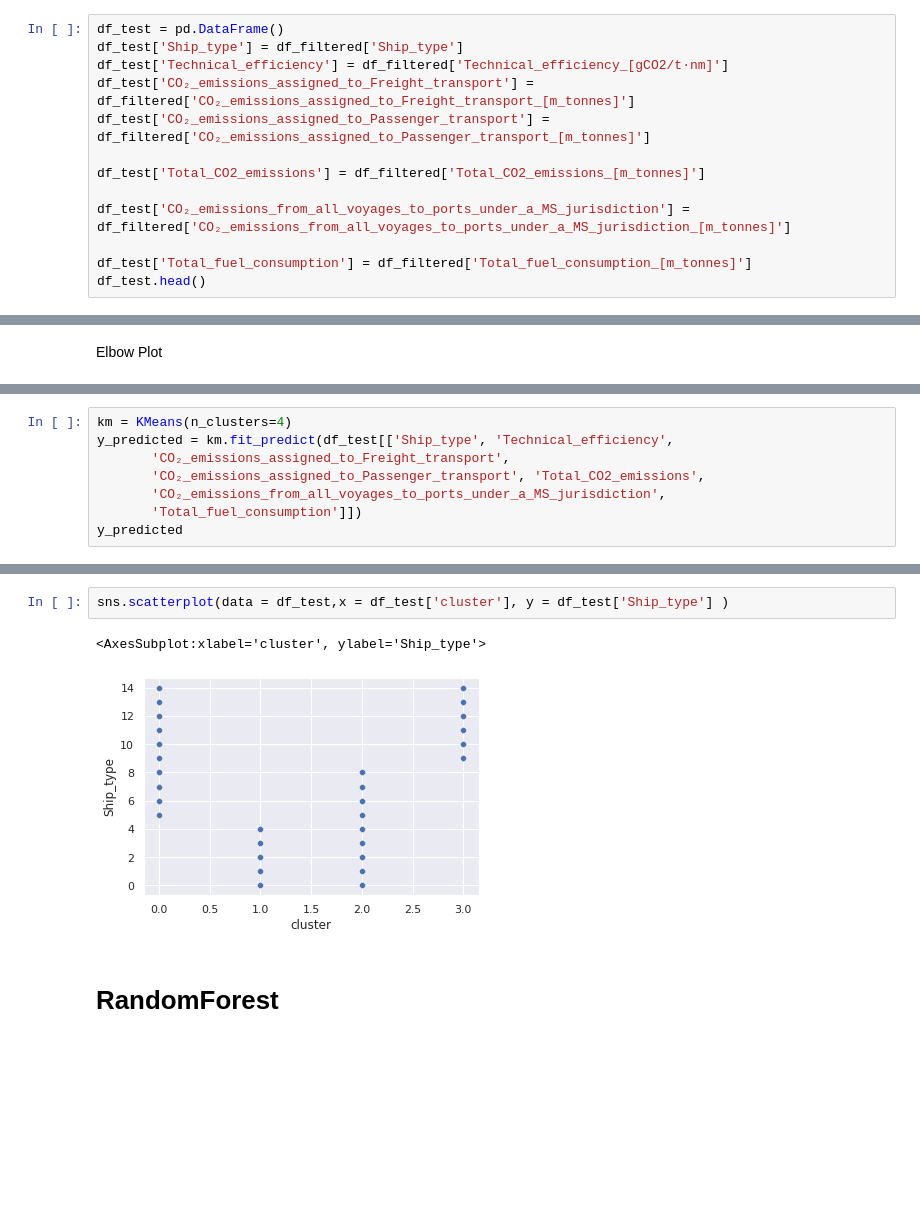
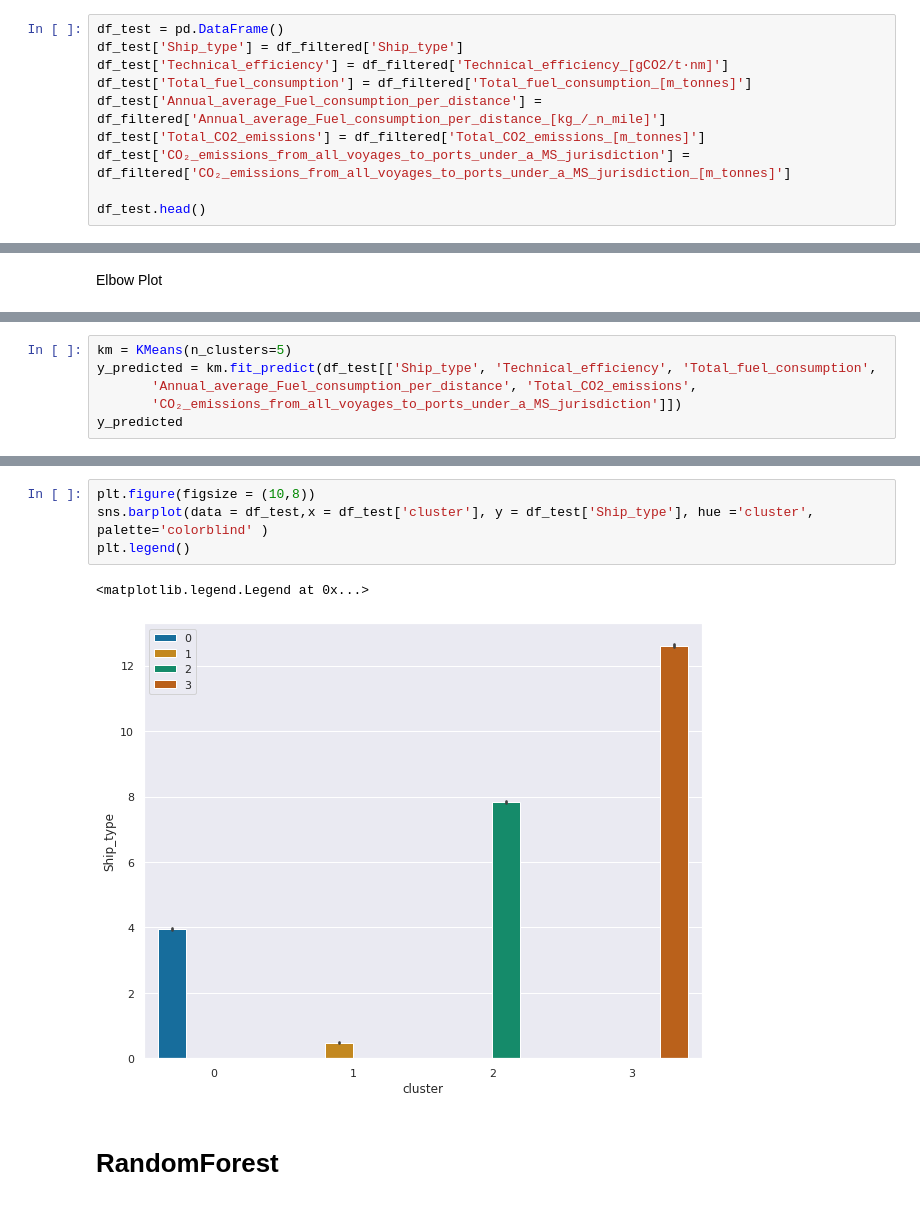
Before and after one commit to Anuj-1996/Maritime_Ship_CO2_Emission_Analysis, a Jupyter notebook: EU_CO2_emissions_from_maritime_transport.ipynb, the cells around one changed output, grey strips where cells are left out. Drawn from its saved outputs; the diff is of its cells as text; blank space fills up the shorter version.

```diff
--- a/EU_CO2_emissions_from_maritime_transport.ipynb
+++ b/EU_CO2_emissions_from_maritime_transport.ipynb
@@ -592,13 +607,10 @@ Index(['IMO_Number', 'Name', 'Ship_type', 'Reporting_Period',
 df_test = pd.DataFrame()
 df_test['Ship_type'] = df_filtered['Ship_type']
 df_test['Technical_efficiency'] = df_filtered['Technical_efficiency_[gCO2/t·nm]']
-df_test['CO₂_emissions_assigned_to_Freight_transport'] = df_filtered['CO₂_emissions_assigned_to_Freight_transport_[m_tonnes]']
-df_test['CO₂_emissions_assigned_to_Passenger_transport'] = df_filtered['CO₂_emissions_assigned_to_Passenger_transport_[m_tonnes]']
-
+df_test['Total_fuel_consumption'] = df_filtered['Total_fuel_consumption_[m_tonnes]']
+df_test['Annual_average_Fuel_consumption_per_distance'] = df_filtered['Annual_average_Fuel_consumption_per_distance_[kg_/_n_mile]']
 df_test['Total_CO2_emissions'] = df_filtered['Total_CO2_emissions_[m_tonnes]']
-
 df_test['CO₂_emissions_from_all_voyages_to_ports_under_a_MS_jurisdiction'] = df_filtered['CO₂_emissions_from_all_voyages_to_ports_under_a_MS_jurisdiction_[m_tonnes]']
 
-df_test['Total_fuel_consumption'] = df_filtered['Total_fuel_consumption_[m_tonnes]']
 df_test.head()
 # %% [output]
@@ -690,9 +690,7 @@ plt.plot(k_rng,sse)
 # %%
-km = KMeans(n_clusters=4)
-y_predicted = km.fit_predict(df_test[['Ship_type', 'Technical_efficiency',
-       'CO₂_emissions_assigned_to_Freight_transport',
-       'CO₂_emissions_assigned_to_Passenger_transport', 'Total_CO2_emissions',
-       'CO₂_emissions_from_all_voyages_to_ports_under_a_MS_jurisdiction',
-       'Total_fuel_consumption']])
+km = KMeans(n_clusters=5)
+y_predicted = km.fit_predict(df_test[['Ship_type', 'Technical_efficiency', 'Total_fuel_consumption',
+       'Annual_average_Fuel_consumption_per_distance', 'Total_CO2_emissions',
+       'CO₂_emissions_from_all_voyages_to_ports_under_a_MS_jurisdiction']])
 y_predicted
 # %% [output]
@@ -769,8 +752,10 @@ Index(['Ship_type', 'Technical_efficiency',
 # %%
-sns.scatterplot(data = df_test,x = df_test['cluster'], y = df_test['Ship_type'] )
+plt.figure(figsize = (10,8))
+sns.barplot(data = df_test,x = df_test['cluster'], y = df_test['Ship_type'], hue ='cluster', palette='colorblind' )
+plt.legend()
 # %% [output]
-<AxesSubplot:xlabel='cluster', ylabel='Ship_type'>
+<matplotlib.legend.Legend at 0x...>
-[figure, old version]
+[figure, new version]
 # %% [markdown]
 # RandomForest
 # %%
```
Also changed, not shown: parts of 48 cells of this notebook.
